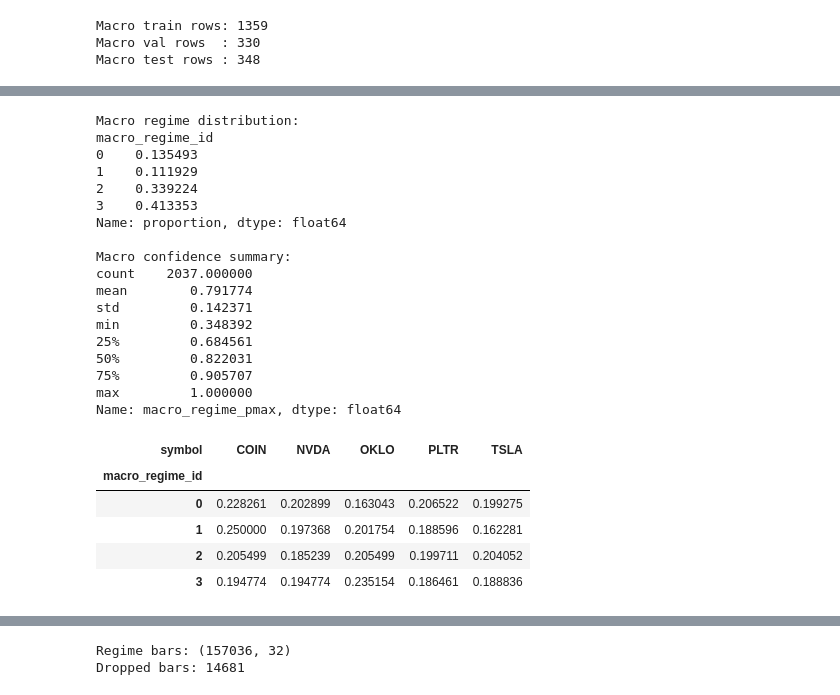
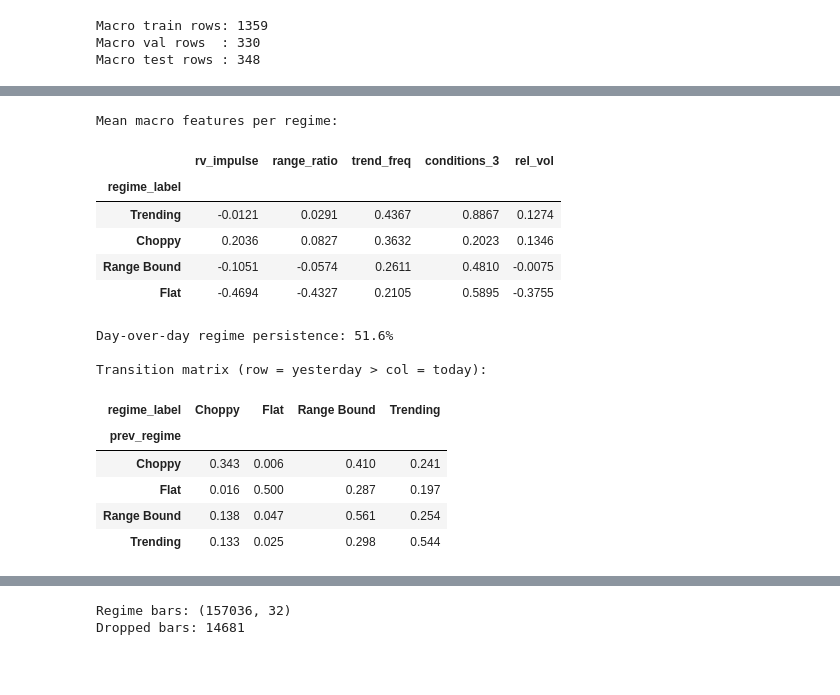
Before and after one commit to navanodonavan/Adaptive_Scalping_Parameter_Optimizer_ML_MSAAI590, a Jupyter notebook: 0.2 Market Regime Analysis.ipynb, the cells around one changed output, grey strips where cells are left out. Cells and saved outputs as stored; diff of their text form; code cells hidden in the pictures; blank space fills up the shorter version.

Commit message:
re-designed regimes based on rules instead of GMM
got rid of clustering and went with rule based as that's more interpretable

```diff
--- a/0.2 Market Regime Analysis.ipynb
+++ b/0.2 Market Regime Analysis.ipynb
@@ -405,44 +425,45 @@ GaussianMixture(covariance_type='diag', max_iter=1000, n_components=4,
 # %%
-# predict regimes for all data
-X_all_raw = macro[macro_z_cols].astype(float).values
-X_all = scaler_macro.transform(X_all_raw)
-
-macro["macro_regime_id"] = gmm_macro.predict(X_all)
-
-probs = gmm_macro.predict_proba(X_all)
-macro["macro_regime_pmax"] = probs.max(axis=1)
-
-print("Macro regime distribution:")
-print(macro["macro_regime_id"].value_counts(normalize=True).sort_index())
-
-print("\nMacro confidence summary:")
-print(macro["macro_regime_pmax"].describe())
+# validate regimes
+print("Mean macro features per regime:")
+display(
+    macro.loc[macro_train_mask]
+    .groupby('regime_label')[macro_feature_cols]
+    .mean()
+    .round(4)
+    .sort_values('trend_freq', ascending=False)
+)
 # %% [output]
-Macro regime distribution:
-macro_regime_id
-0    0.135493
-1    0.111929
-2    0.339224
-3    0.413353
-Name: proportion, dtype: float64
-
-Macro confidence summary:
-count    2037.000000
-mean        0.791774
-std         0.142371
-min         0.348392
-25%         0.684561
-50%         0.822031
-75%         0.905707
-max         1.000000
-Name: macro_regime_pmax, dtype: float64
+Mean macro features per regime:
+|  | rv_impulse | range_ratio | trend_freq | conditions_3 | rel_vol |
+| regime_label |  |  |  |  |  |
+| Trending | -0.0121 | 0.0291 | 0.4367 | 0.8867 | 0.1274 |
+| Choppy | 0.2036 | 0.0827 | 0.3632 | 0.2023 | 0.1346 |
+| Range Bound | -0.1051 | -0.0574 | 0.2611 | 0.4810 | -0.0075 |
+| Flat | -0.4694 | -0.4327 | 0.2105 | 0.5895 | -0.3755 |
 # %%
-pd.crosstab(macro["macro_regime_id"], macro["symbol"], normalize="index")
+# Regime persistence and transitions
+macro_sorted = macro.sort_values(['symbol', 'session_date']).copy()
+macro_sorted['prev_regime'] = macro_sorted.groupby('symbol')['regime_label'].shift(1)
+
+valid = macro_sorted.dropna(subset=['prev_regime'])
+persistence = (valid['regime_label'] == valid['prev_regime']).mean()
+print(f"Day-over-day regime persistence: {persistence:.1%}\n")
+
+print("Transition matrix (row = yesterday > col = today):")
+trans = pd.crosstab(
+    valid['prev_regime'],
+    valid['regime_label'],
+    normalize='index'
+).round(3)
+display(trans)
 # %% [output]
+Day-over-day regime persistence: 51.6%
+
+Transition matrix (row = yesterday > col = today):
-| symbol | COIN | NVDA | OKLO | PLTR | TSLA |
-| macro_regime_id |  |  |  |  |  |
-| 0 | 0.228261 | 0.202899 | 0.163043 | 0.206522 | 0.199275 |
-| 1 | 0.250000 | 0.197368 | 0.201754 | 0.188596 | 0.162281 |
-| 2 | 0.205499 | 0.185239 | 0.205499 | 0.199711 | 0.204052 |
-| 3 | 0.194774 | 0.194774 | 0.235154 | 0.186461 | 0.188836 |
+| regime_label | Choppy | Flat | Range Bound | Trending |
+| prev_regime |  |  |  |  |
+| Choppy | 0.343 | 0.006 | 0.410 | 0.241 |
+| Flat | 0.016 | 0.500 | 0.287 | 0.197 |
+| Range Bound | 0.138 | 0.047 | 0.561 | 0.254 |
+| Trending | 0.133 | 0.025 | 0.298 | 0.544 |
 # %%
```
Also changed, not shown: parts of 18 cells of this notebook.
